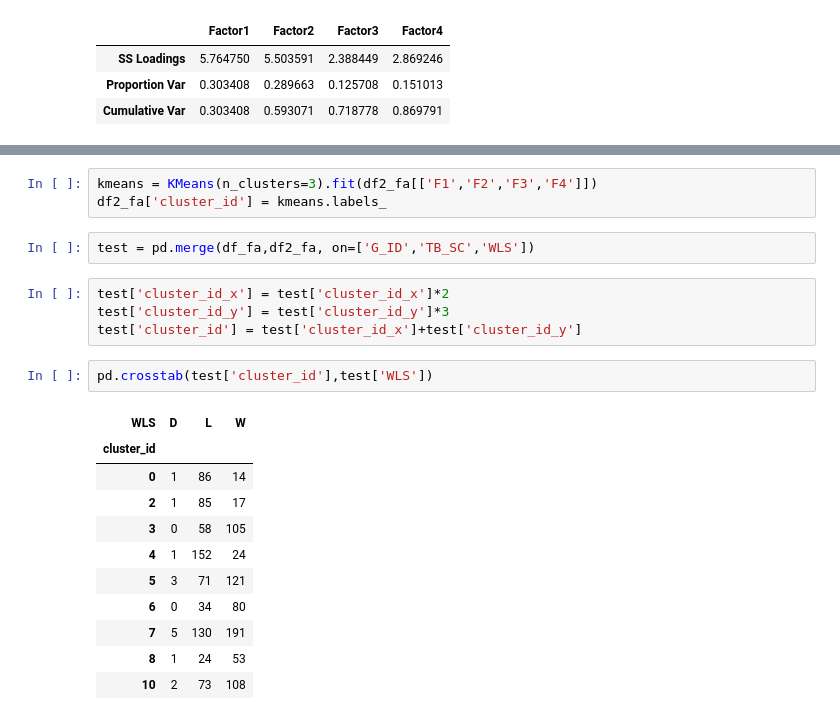
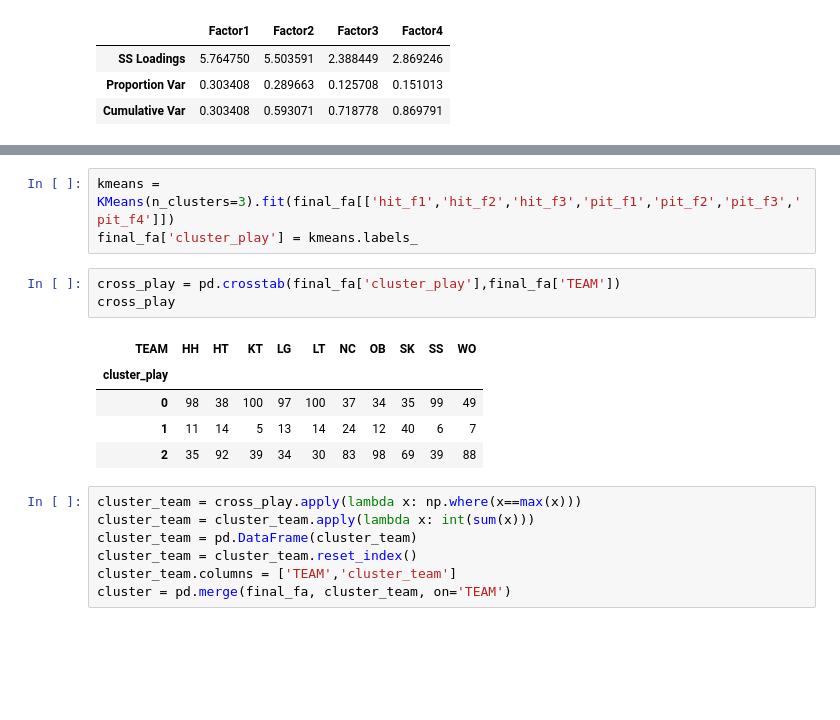
Before and after one commit to EunseoKang0722/ESC_Summer_Team5, a Jupyter notebook: data/clustering/FA&Clustering.ipynb, the cells around one changed output, grey strips where cells are left out. Drawn from its saved outputs; the diff is of its cells as text; blank space fills up the shorter version.

```diff
--- a/data/clustering/FA&Clustering.ipynb
+++ b/data/clustering/FA&Clustering.ipynb
@@ -252,23 +250,19 @@ sns.pairplot(data=df2_fa, hue='WLS')
 # %%
-kmeans = KMeans(n_clusters=3).fit(df2_fa[['F1','F2','F3','F4']])
-df2_fa['cluster_id'] = kmeans.labels_
+kmeans = KMeans(n_clusters=3).fit(final_fa[['hit_f1','hit_f2','hit_f3','pit_f1','pit_f2','pit_f3','pit_f4']])
+final_fa['cluster_play'] = kmeans.labels_
-# %%
-test = pd.merge(df_fa,df2_fa, on=['G_ID','TB_SC','WLS'])
-# %%
-test['cluster_id_x'] = test['cluster_id_x']*2
-test['cluster_id_y'] = test['cluster_id_y']*3
-test['cluster_id'] = test['cluster_id_x']+test['cluster_id_y']
-# %%
-pd.crosstab(test['cluster_id'],test['WLS'])
-# %% [output]
-| WLS | D | L | W |
-| cluster_id |  |  |  |
-| 0 | 1 | 86 | 14 |
-| 2 | 1 | 85 | 17 |
-| 3 | 0 | 58 | 105 |
-| 4 | 1 | 152 | 24 |
-| 5 | 3 | 71 | 121 |
-| 6 | 0 | 34 | 80 |
-| 7 | 5 | 130 | 191 |
-| 8 | 1 | 24 | 53 |
-| 10 | 2 | 73 | 108 |
+# %%
+cross_play = pd.crosstab(final_fa['cluster_play'],final_fa['TEAM'])
+cross_play
+# %% [output]
+| TEAM | HH | HT | KT | LG | LT | NC | OB | SK | SS | WO |
+| cluster_play |  |  |  |  |  |  |  |  |  |  |
+| 0 | 98 | 38 | 100 | 97 | 100 | 37 | 34 | 35 | 99 | 49 |
+| 1 | 11 | 14 | 5 | 13 | 14 | 24 | 12 | 40 | 6 | 7 |
+| 2 | 35 | 92 | 39 | 34 | 30 | 83 | 98 | 69 | 39 | 88 |
+# %%
+cluster_team = cross_play.apply(lambda x: np.where(x==max(x)))
+cluster_team = cluster_team.apply(lambda x: int(sum(x)))
+cluster_team = pd.DataFrame(cluster_team)
+cluster_team = cluster_team.reset_index()
+cluster_team.columns = ['TEAM','cluster_team']
+cluster = pd.merge(final_fa, cluster_team, on='TEAM')
```
Also changed, not shown: parts of 17 cells of this notebook, 1 other file.
